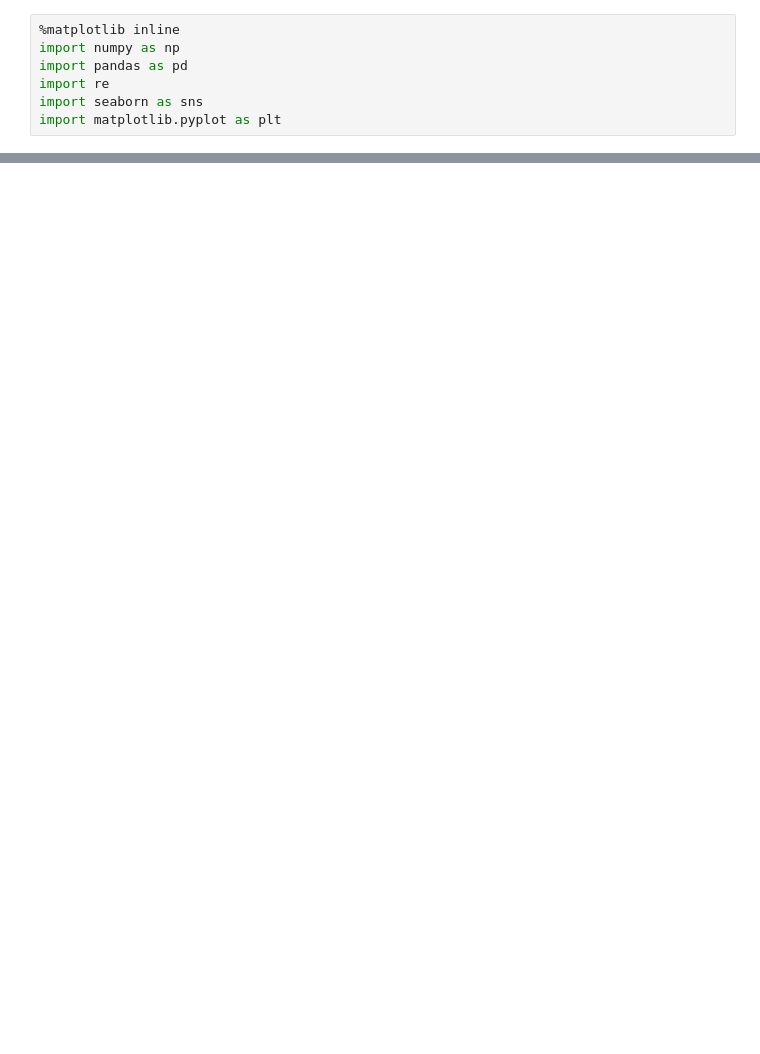
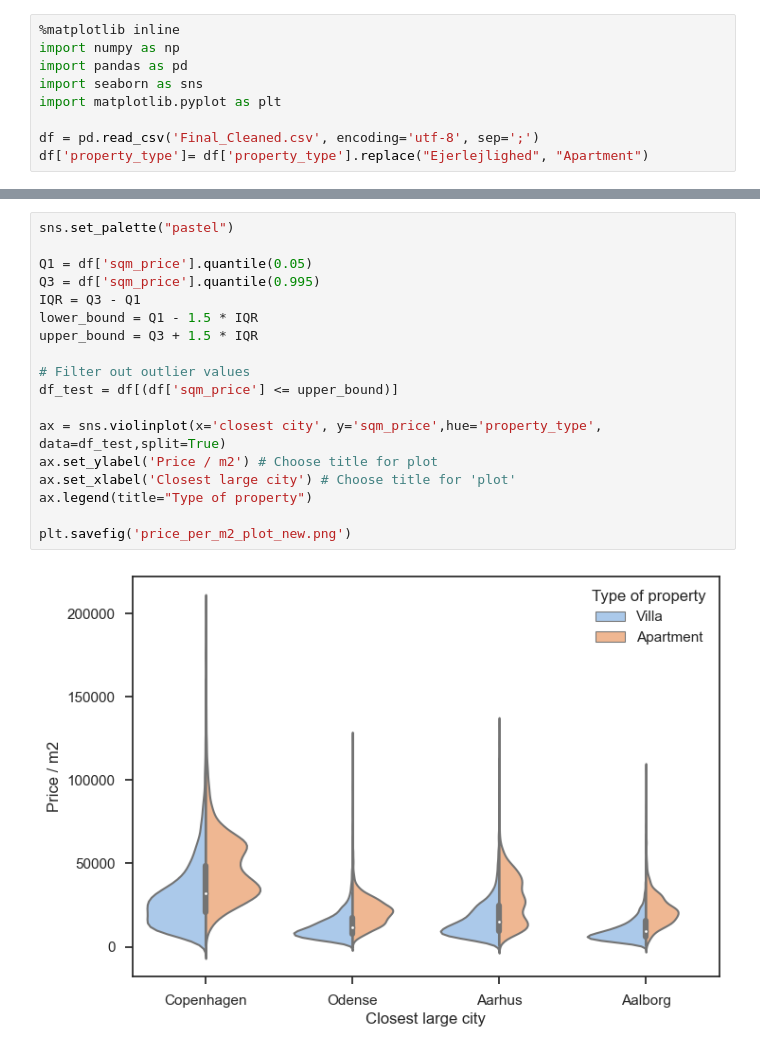
Before and after one commit to martinskafte321/Introduction-Social-Data-Science, a Jupyter notebook: Exam_project/descriptive_analysis.ipynb, the cells around one changed output, grey strips where cells are left out. Drawn from its saved outputs; the diff is of its cells as text; blank space fills up the shorter version.

```diff
--- a/Exam_project/descriptive_analysis.ipynb
+++ b/Exam_project/descriptive_analysis.ipynb
@@ -2,6 +2,8 @@
 %matplotlib inline
 import numpy as np
 import pandas as pd
-import re
 import seaborn as sns
 import matplotlib.pyplot as plt
+
+df = pd.read_csv('Final_Cleaned.csv', encoding='utf-8', sep=';')
+df['property_type']= df['property_type'].replace("Ejerlejlighed", "Apartment")
@@ -24,0 +26,20 @@ sns.violinplot(x='property_type', y='sqm_price', data=df1, ax=ax[1])
+# %%
+sns.set_palette("pastel")
+
+Q1 = df['sqm_price'].quantile(0.05)
+Q3 = df['sqm_price'].quantile(0.995)
+IQR = Q3 - Q1
+lower_bound = Q1 - 1.5 * IQR
+upper_bound = Q3 + 1.5 * IQR
+
+# Filter out outlier values
+df_test = df[(df['sqm_price'] <= upper_bound)]
+
+ax = sns.violinplot(x='closest city', y='sqm_price',hue='property_type', data=df_test,split=True)
+ax.set_ylabel('Price / m2') # Choose title for plot
+ax.set_xlabel('Closest large city') # Choose title for 'plot'
+ax.legend(title="Type of property")
+
+plt.savefig('price_per_m2_plot_new.png')
+# %% [output]
+[figure, added]
```
Also changed, not shown: parts of 8 cells of this notebook, 8 other files.
